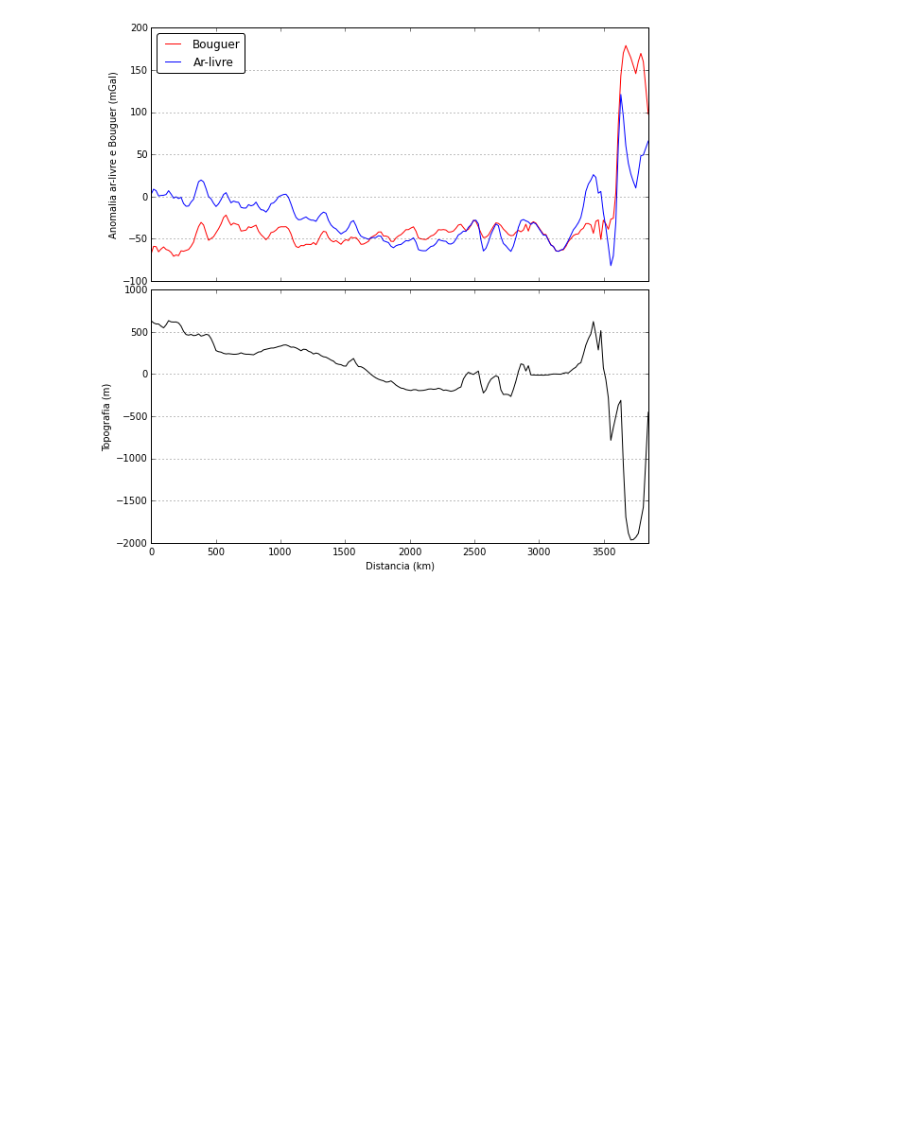
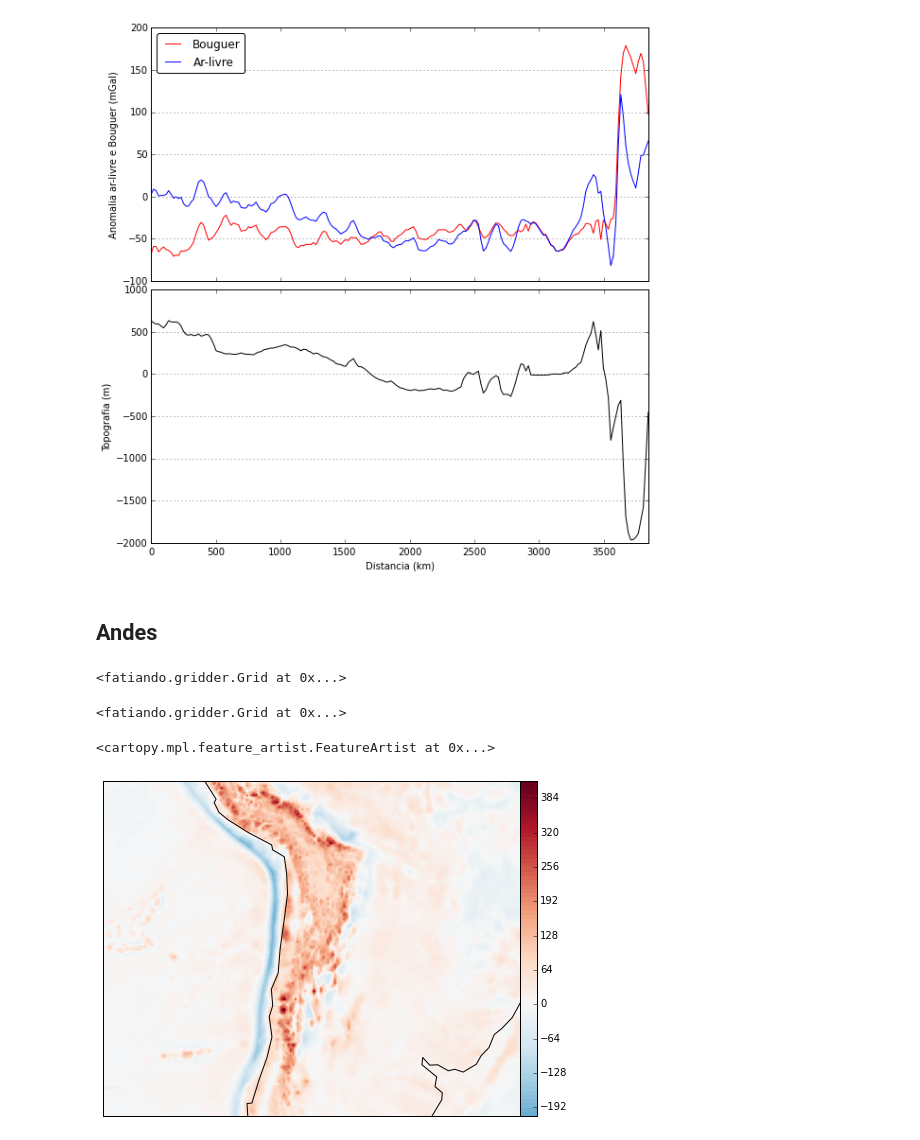
Before and after one commit to leouieda/geofisica1, a Jupyter notebook: notebooks/pratica4.ipynb, the cells around one changed output. Cells and saved outputs as stored; diff of their text form; code cells hidden in the pictures; blank space fills up the shorter version.

Commit message:
Andes para pratica 4

```diff
--- a/notebooks/pratica4.ipynb
+++ b/notebooks/pratica4.ipynb
@@ -192,3 +180,23 @@ ax1.set_xlim(perfil.distance.min()*0.001, perfil.distance.max()*0.001)
 mpl.tight_layout(h_pad=0, pad=0)
 # %% [output]
 [figure]
+# %% [markdown]
+## Andes
+# %%
+andes = Grid.load('../data/eigen-6c3stat-andes.gdf').set_projection(crs.Geodetic())
+andes.add_attribute('topo', Grid.load('../data/etopo1-andes.gdf').topography_shm)
+# %% [output]
+<fatiando.gridder.Grid at 0x...>
+# %%
+andes.add_attribute('arlivre', andes.gravity_ell - gravidade_normal_em_p(andes.lat, andes.height))
+andes.add_attribute('bouguer', andes.arlivre - plato_bouguer(andes.topo, 2670, 1000))
+# %% [output]
+<fatiando.gridder.Grid at 0x...>
+# %%
+mpl.figure(figsize=(9, 6))
+andes.reproject(crs.Mercator()).contourf('arlivre', levels=80)
+ax = mpl.gca()
+ax.coastlines()
+# %% [output]
+<cartopy.mpl.feature_artist.FeatureArtist at 0x...>
+[figure, added]
```
Also changed, not shown: parts of 13 cells of this notebook, 2 other files.
